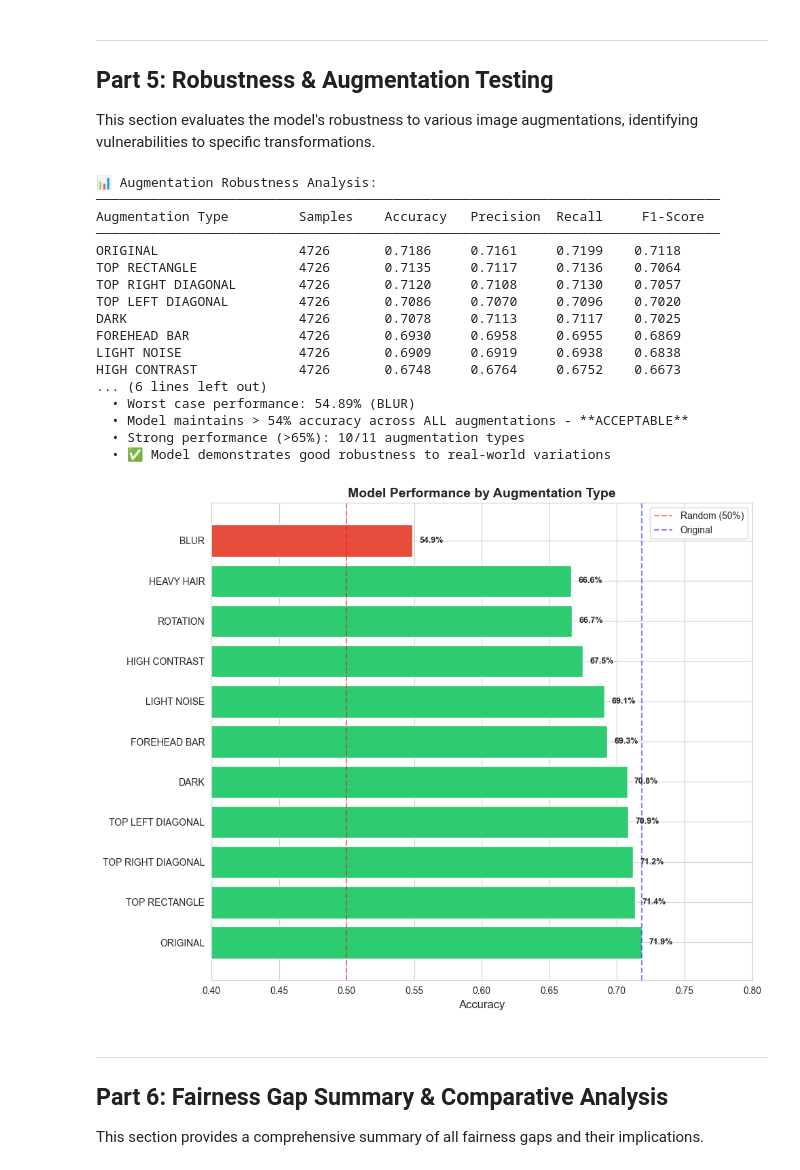
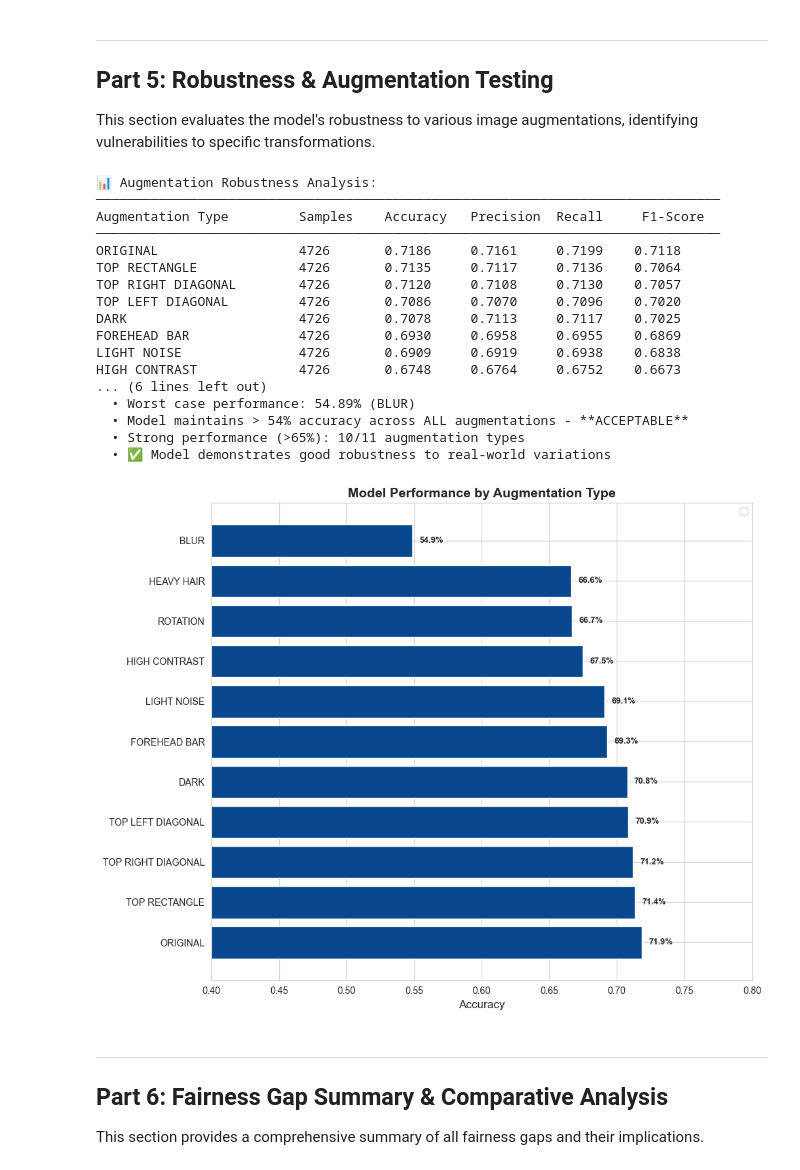
Before and after one commit to gregor-autischer/EmoTorch_Paper, a Jupyter notebook: Fairness Documentation/new_fairness_analysis_doc.ipynb, the cells around one changed output. Drawn from its saved outputs; the diff is of its cells as text; code cells hidden in the pictures.

```diff
--- a/Fairness Documentation/new_fairness_analysis_doc.ipynb
+++ b/Fairness Documentation/new_fairness_analysis_doc.ipynb
@@ -147,7 +147,7 @@ fig, axes = plt.subplots(1, 2, figsize=(14, 5))
 # Original emotion distribution
 counts = df_orig['emotion'].value_counts()[emotion_order]
 ax1 = axes[0]
-colors = ['#E74C3C', '#9B59B6', '#3498DB', '#F39C12']
+colors = ['#07478D', '#07478D', '#07478D', '#07478D']
 bars1 = ax1.bar(counts.index, counts.values, color=colors)
 ax1.set_title('Emotion Distribution (Original Images)', fontsize=14, fontweight='bold')
 ax1.set_xlabel('Emotion', fontsize=12)
@@ -641,12 +641,11 @@ if 'gender' in fairness_metrics and fairness_metrics['gender']:
 
     # Accuracy comparison
     ax1 = axes[0]
-    colors = ['#FF6B6B', '#4ECDC4', '#95A5A6'][:len(gender_df)]  # Adjust colors to match number of groups
+    colors = ['#07478D', '#07478D', '#07478D'][:len(gender_df)]  # Adjust colors to match number of groups
     bars = ax1.bar(range(len(gender_df)), gender_df['accuracy'], color=colors)
     ax1.set_title('Accuracy by Gender', fontsize=14, fontweight='bold')
     ax1.set_ylabel('Accuracy', fontsize=12)
     ax1.set_ylim([0.5, 0.85])
-    ax1.axhline(y=gender_df['accuracy'].mean(), color='red', linestyle='--', alpha=0.5, label='Mean')
     ax1.set_xticks(range(len(gender_df)))
     ax1.set_xticklabels(gender_df.index)
     ax1.legend()
@@ -747,11 +746,10 @@ if fairness_metrics['race']:
     fig, ax = plt.subplots(1, 1, figsize=(10, 6))
 
     # Accuracy comparison
-    bars = ax.bar(race_df.index, race_df['accuracy'], color=['#3498DB', '#E74C3C', '#2ECC71'])
+    bars = ax.bar(race_df.index, race_df['accuracy'], color=['#07478D', '#07478D', '#07478D'])
     ax.set_title('Accuracy by Race', fontsize=14, fontweight='bold')
     ax.set_ylabel('Accuracy', fontsize=12)
     ax.set_ylim([0.5, 0.75])
-    ax.axhline(y=race_df['accuracy'].mean(), color='red', linestyle='--', alpha=0.5, label='Mean')
     ax.set_xticklabels(ax.get_xticklabels(), rotation=45, ha='right')
     ax.legend()
 
@@ -847,13 +845,12 @@ if fairness_metrics['age']:
 
     # Accuracy by age
     ax1 = axes[0, 0]
-    colors = ['#2ECC71' if acc >= 0.65 else '#F39C12' if acc >= 0.5 else '#E74C3C'
+    colors = ['#07478D' if acc >= 0.65 else '#07478D' if acc >= 0.5 else '#07478D'
               for acc in age_df['accuracy']]
     bars = ax1.bar(age_df.index, age_df['accuracy'], color=colors)
     ax1.set_title('Accuracy by Age Group', fontsize=14, fontweight='bold')
     ax1.set_ylabel('Accuracy', fontsize=12)
     ax1.set_ylim([0.3, 0.8])
-    ax1.axhline(y=0.5, color='red', linestyle='--', alpha=0.5, label='Random (50%)')
     ax1.axhline(y=age_df['accuracy'].mean(), color='blue', linestyle='--', alpha=0.5, label='Mean')
     ax1.legend()
 
@@ -877,7 +874,7 @@ if fairness_metrics['age']:
 
     # Sample distribution
     ax3 = axes[1, 0]
-    ax3.bar(age_df.index, age_df['samples'], color='#3498DB', alpha=0.7)
+    ax3.bar(age_df.index, age_df['samples'], color='#07478D', alpha=0.7)
     ax3.set_title('Sample Distribution by Age', fontsize=14, fontweight='bold')
     ax3.set_xlabel('Age Group', fontsize=12)
     ax3.set_ylabel('Number of Samples', fontsize=12)
@@ -994,43 +991,41 @@ if fairness_metrics['augmentation']:
     fig, ax = plt.subplots(1, 1, figsize=(10, 8))
 
     # Bar chart of accuracies
-    colors = ['#2ECC71' if acc >= 0.65 else '#F39C12' if acc >= 0.55 else '#E74C3C'
+    colors = ['#07478D' if acc >= 0.65 else '#07478D' if acc >= 0.55 else '#07478D'
               for acc in aug_df['accuracy']]
     bars = ax.barh(range(len(aug_df)), aug_df['accuracy'], color=colors)
     ax.set_yticks(range(len(aug_df)))
     ax.set_yticklabels(aug_df.index, fontsize=10)
     ax.set_xlabel('Accuracy', fontsize=12)
     ax.set_title('Model Performance by Augmentation Type', fontsize=14, fontweight='bold')
-    ax.axvline(x=0.5, color='red', linestyle='--', alpha=0.5, label='Random (50%)')
-    ax.axvline(x=original_acc, color='blue', linestyle='--', alpha=0.5, label='Original')
     ax.legend()
     ax.set_xlim([0.4, 0.8])
 
     for i, (bar, acc) in enumerate(zip(bars, aug_df['accuracy'])):
         ax.text(acc + 0.005, bar.get_y() + bar.get_height()/2,
                 f'{acc:.1%}', va='center', fontweight='bold', fontsize=9)
 
     plt.tight_layout()
     plt.show()
 # %% [output]
 📊 Augmentation Robustness Analysis:
 ────────────────────────────────────────────────────────────────────────────────
 Augmentation Type         Samples    Accuracy   Precision  Recall     F1-Score
 ────────────────────────────────────────────────────────────────────────────────
 ORIGINAL                  4726       0.7186     0.7161     0.7199    0.7118
 TOP RECTANGLE             4726       0.7135     0.7117     0.7136    0.7064
 TOP RIGHT DIAGONAL        4726       0.7120     0.7108     0.7130    0.7057
 TOP LEFT DIAGONAL         4726       0.7086     0.7070     0.7096    0.7020
 DARK                      4726       0.7078     0.7113     0.7117    0.7025
 FOREHEAD BAR              4726       0.6930     0.6958     0.6955    0.6869
 LIGHT NOISE               4726       0.6909     0.6919     0.6938    0.6838
 HIGH CONTRAST             4726       0.6748     0.6764     0.6752    0.6673
 ... (6 lines left out)
   • Worst case performance: 54.89% (BLUR)
   • Model maintains > 54% accuracy across ALL augmentations - **ACCEPTABLE**
   • Strong performance (>65%): 10/11 augmentation types
   • ✅ Model demonstrates good robustness to real-world variations
-[figure, old version]
+[figure, new version]
 # %% [markdown]
 ---
 ## Part 6: Fairness Gap Summary & Comparative Analysis
```
Also changed, not shown: parts of 7 cells of this notebook, 1 other file.
